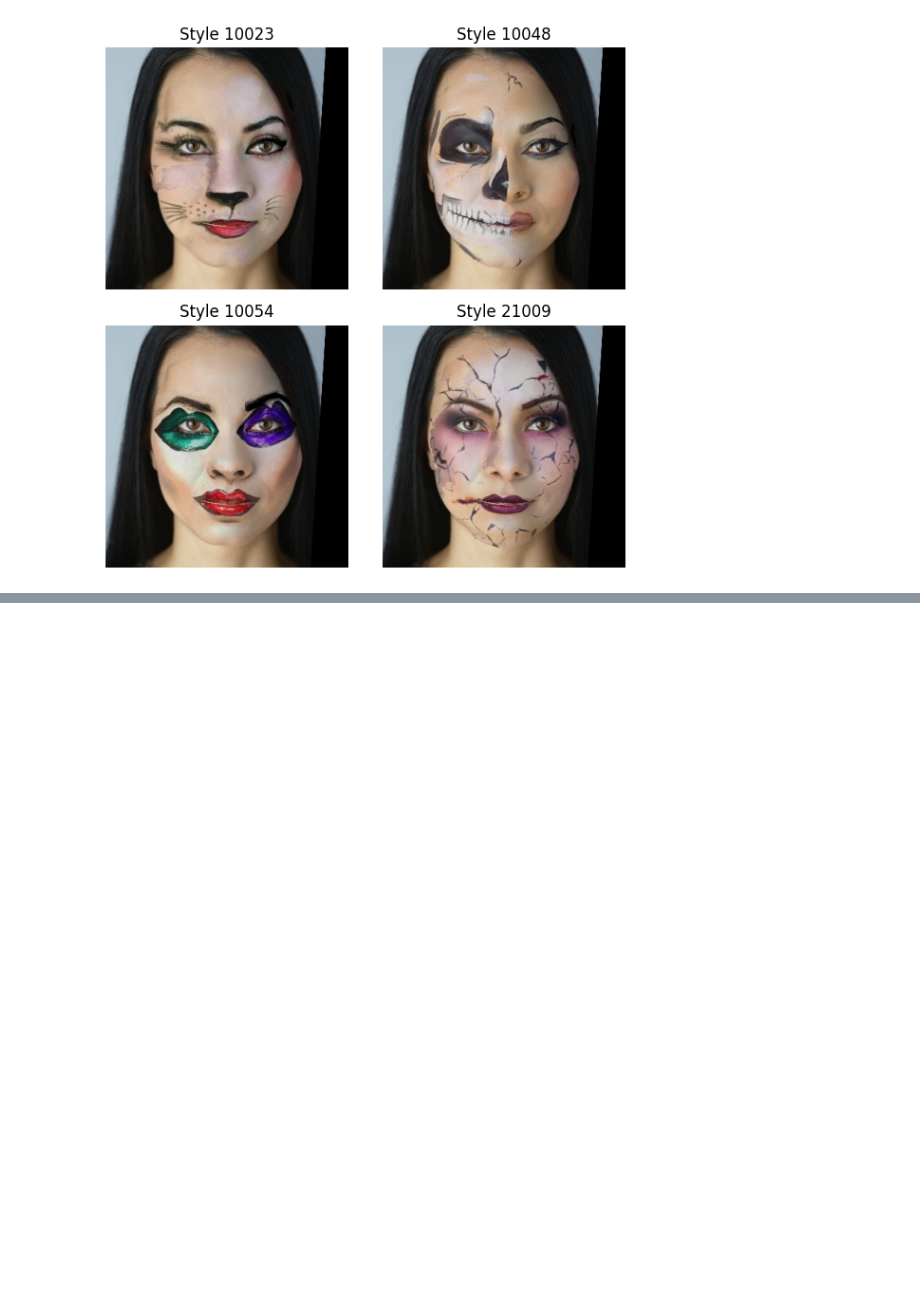
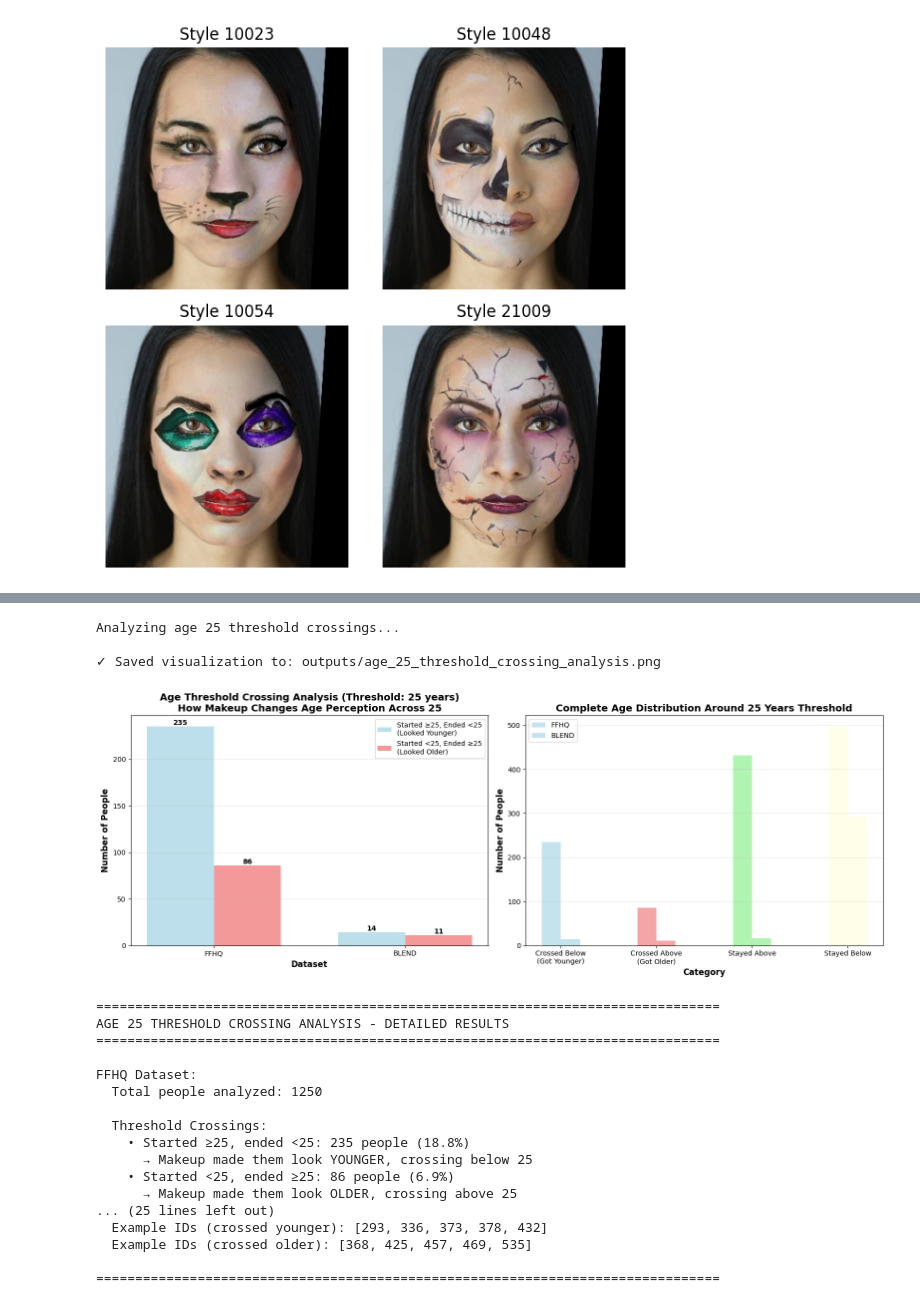
Before and after one commit to FrankVanDerVelde/master_applied-artificial_intelligence, a Jupyter notebook: symposium/face_recognition_and_age_estimation_experiments.ipynb, the cells around one changed output, grey strips where cells are left out. Cells and saved outputs as stored; diff of their text form; code cells hidden in the pictures; blank space fills up the shorter version.

Commit message:
Added new data visualisations, updated the data for more experiment samples and updated notebook

```diff
--- a/symposium/face_recognition_and_age_estimation_experiments.ipynb
+++ b/symposium/face_recognition_and_age_estimation_experiments.ipynb
@@ -2610,0 +2969,42 @@ plt.show()
+# %%
+# Run age threshold crossing analysis for age 25
+print("Analyzing age 25 threshold crossings...\n")
+
+# Define the results files to analyze
+results_files = [
+    'outputs/ffhq_makeup_analysis_detailed.csv',
+    'outputs/blend_makeup_analysis_detailed.csv'
+]
+
+# Run analysis
+crossing_results = analyze_age_threshold_crossing(results_files, age_threshold=25)
+
+# Create visualizations
+if crossing_results:
+    plot_age_threshold_crossing(crossing_results, age_threshold=25)
+else:
+    print("No results found. Please run the makeup analysis cells first to generate:")
+    print("  - outputs/ffhq_makeup_analysis_detailed.csv")
+    print("  - outputs/blend_makeup_analysis_detailed.csv")
+# %% [output]
+Analyzing age 25 threshold crossings...
+
+✓ Saved visualization to: outputs/age_25_threshold_crossing_analysis.png
+[figure, added]
+================================================================================
+AGE 25 THRESHOLD CROSSING ANALYSIS - DETAILED RESULTS
+================================================================================
+
+FFHQ Dataset:
+  Total people analyzed: 1250
+
+  Threshold Crossings:
+    • Started ≥25, ended <25: 235 people (18.8%)
+      → Makeup made them look YOUNGER, crossing below 25
+    • Started <25, ended ≥25: 86 people (6.9%)
+      → Makeup made them look OLDER, crossing above 25
+... (25 lines left out)
+  Example IDs (crossed younger): [293, 336, 373, 378, 432]
+  Example IDs (crossed older): [368, 425, 457, 469, 535]
+
+================================================================================
```
Also changed, not shown: parts of 15 cells of this notebook, 35 other files.
